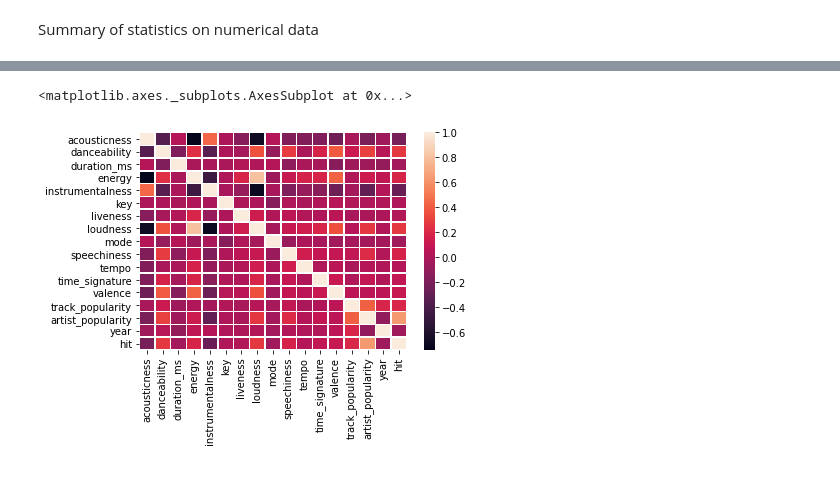
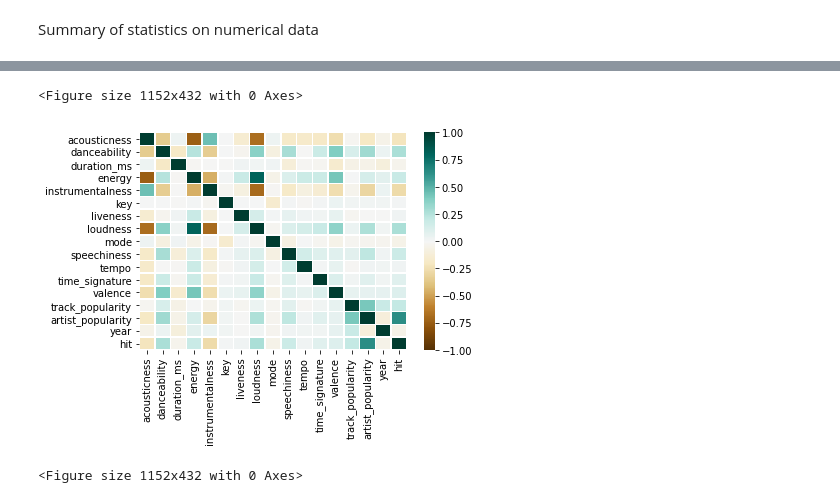
Before and after one commit to vlkumar-859/ml_spotifty, a Jupyter notebook: ml_spotify.ipynb, the cells around one changed output, grey strips where cells are left out. Saved outputs shown, nothing was run; the diff lists cells and outputs as text; code cells hidden in the pictures.

```diff
--- a/ml_spotify.ipynb
+++ b/ml_spotify.ipynb
@@ -78,0 +89,3 @@ spotify_data.shape
+# %%
+spotify_data.drop('id', inplace=True, axis=1)
+spotify_data
@@ -112,8 +159,10 @@ corr
 | artist_popularity | -0.194454 | 0.310643 | -0.054552 | 0.134145 | -0.295909 | 0.019457 | -0.001207 | 0.268365 | ... |
 | year | -0.050053 | 0.043101 | -0.094674 | 0.081438 | 0.039293 | 0.020062 | -0.000112 | 0.022986 | ... |
 | hit | -0.217281 | 0.278788 | -0.036604 | 0.188716 | -0.268660 | 0.014772 | 0.025630 | 0.274264 | ... |
-# %%
-sns.heatmap(corr,linewidths=.5)
-# %% [output]
-<matplotlib.axes._subplots.AxesSubplot at 0x...>
-[figure, removed]
+# %%
+heatmap=sns.heatmap(corr,vmax=1, vmin=-1,linewidth=.5,cmap="BrBG")
+plt.figure(figsize=(16, 6))
+# %% [output]
+<Figure size 1152x432 with 0 Axes>
+[figure, added]
+<Figure size 1152x432 with 0 Axes>
```
Also changed, not shown: parts of 13 cells of this notebook.
